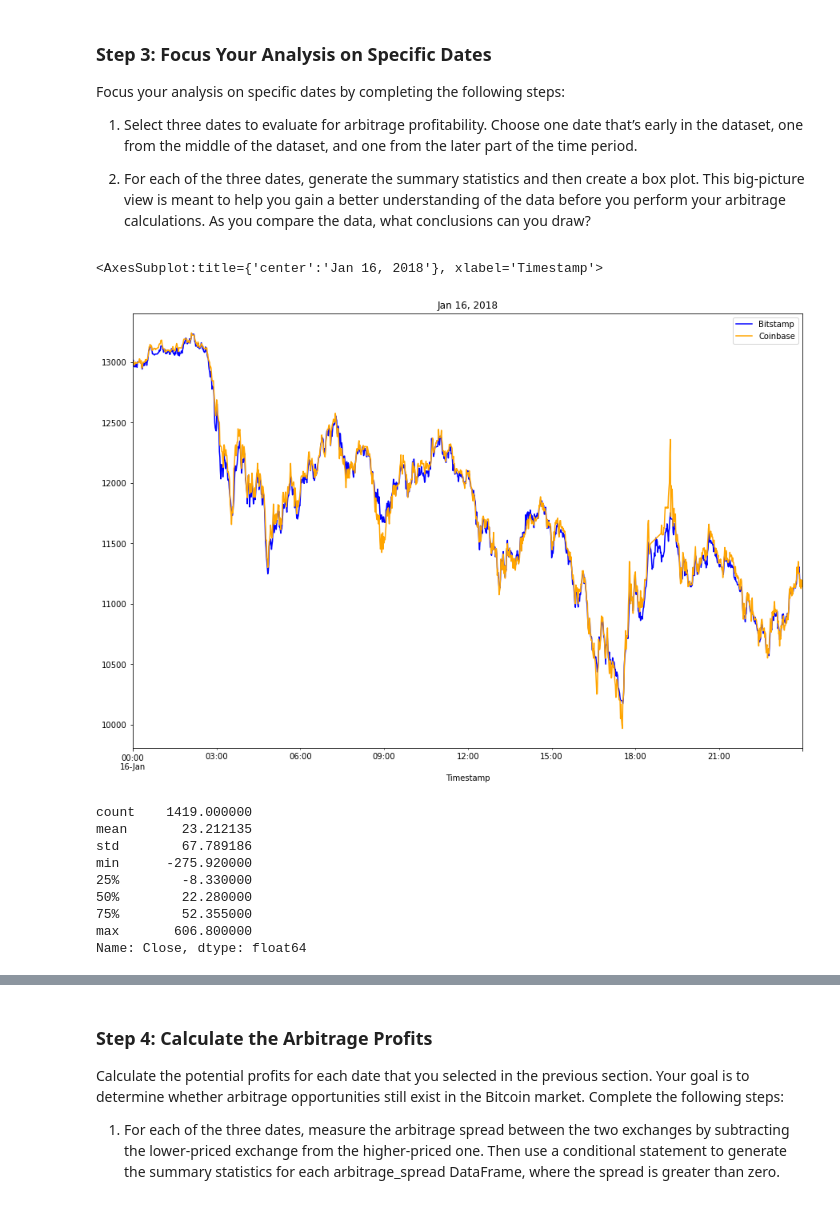
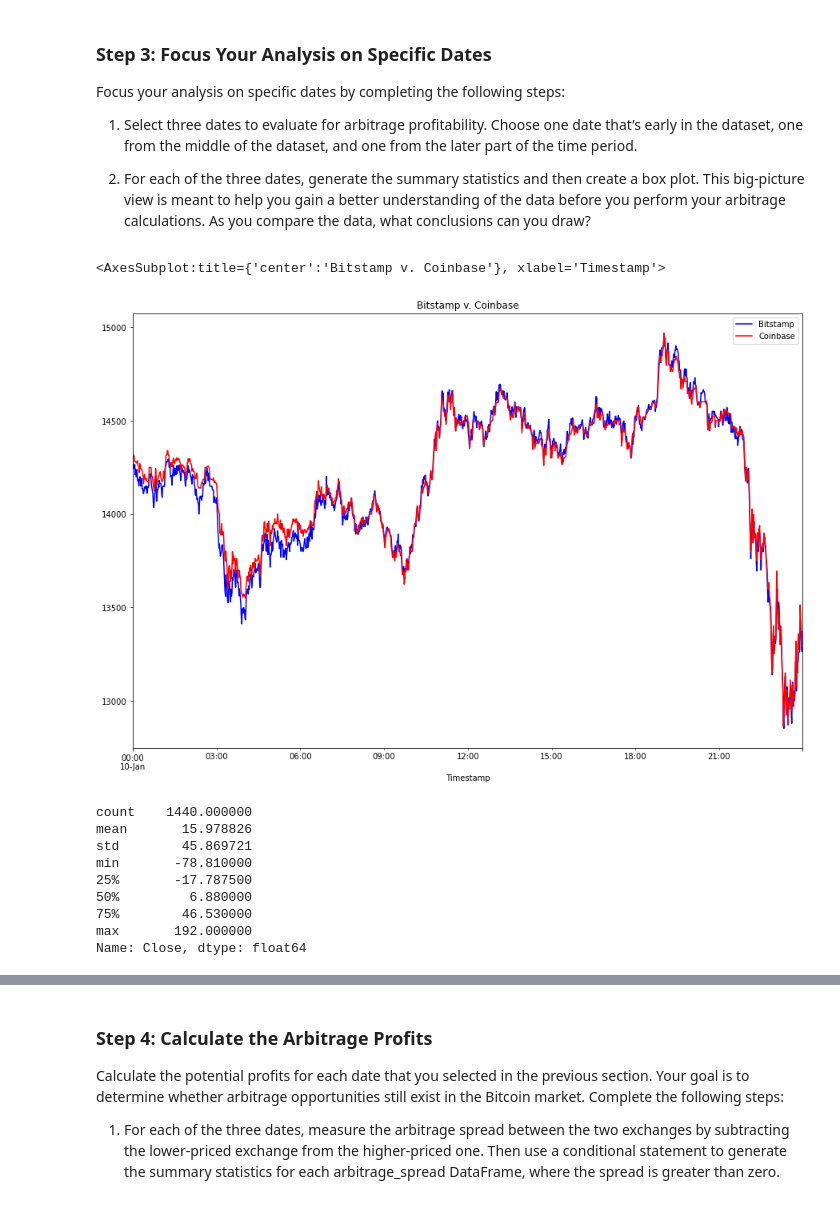
Before and after one commit to Arty-j/Arbitrage_opportunities, a Jupyter notebook: crypto_arbitrage.ipynb, the cells around one changed output, grey strips where cells are left out. Cells and saved outputs as stored; diff of their text form; code cells hidden in the pictures.

```diff
--- a/crypto_arbitrage.ipynb
+++ b/crypto_arbitrage.ipynb
@@ -362,26 +365,27 @@ Focus your analysis on specific dates by completing the following steps:
 # %%
 # Create an overlay plot that visualizes the two dataframes over a period of one day early in the dataset.
 # Be sure that the plots include the parameters `legend`, `figsize`, `title`, `color` and `label`
-# YOUR CODE HERE
+bitstamp['Close'].loc['2018-01-10'].plot(legend=True, figsize=(15, 10), title="Bitstamp v. Coinbase", color="blue", label="Bitstamp")
+coinbase['Close'].loc['2018-01-10'].plot(legend=True, figsize=(15, 10), color="red", label="Coinbase")
 # %% [output]
-<AxesSubplot:title={'center':'Jan 16, 2018'}, xlabel='Timestamp'>
+<AxesSubplot:title={'center':'Bitstamp v. Coinbase'}, xlabel='Timestamp'>
-[figure, old version]
+[figure, new version]
 # %%
 # Using the early date that you have selected, calculate the arbitrage spread
 # by subtracting the bitstamp lower closing prices from the coinbase higher closing prices
-arbitrage_spread_early = # YOUR CODE HERE
+arbitrage_spread_early = coinbase['Close'].loc['2018-01-10'] - bitstamp['Close'].loc['2018-01-10']
 
 # Generate summary statistics for the early DataFrame
-# YOUR CODE HERE
+arbitrage_spread_early.describe()
 # %% [output]
-count    1419.000000
-mean       23.212135
-std        67.789186
-min      -275.920000
-25%        -8.330000
-50%        22.280000
-75%        52.355000
-max       606.800000
+count    1440.000000
+mean       15.978826
+std        45.869721
+min       -78.810000
+25%       -17.787500
+50%         6.880000
+75%        46.530000
+max       192.000000
 Name: Close, dtype: float64
 # %%
 # Visualize the arbitrage spread from early in the dataset in a box plot
```
Also changed, not shown: parts of 17 cells of this notebook.
